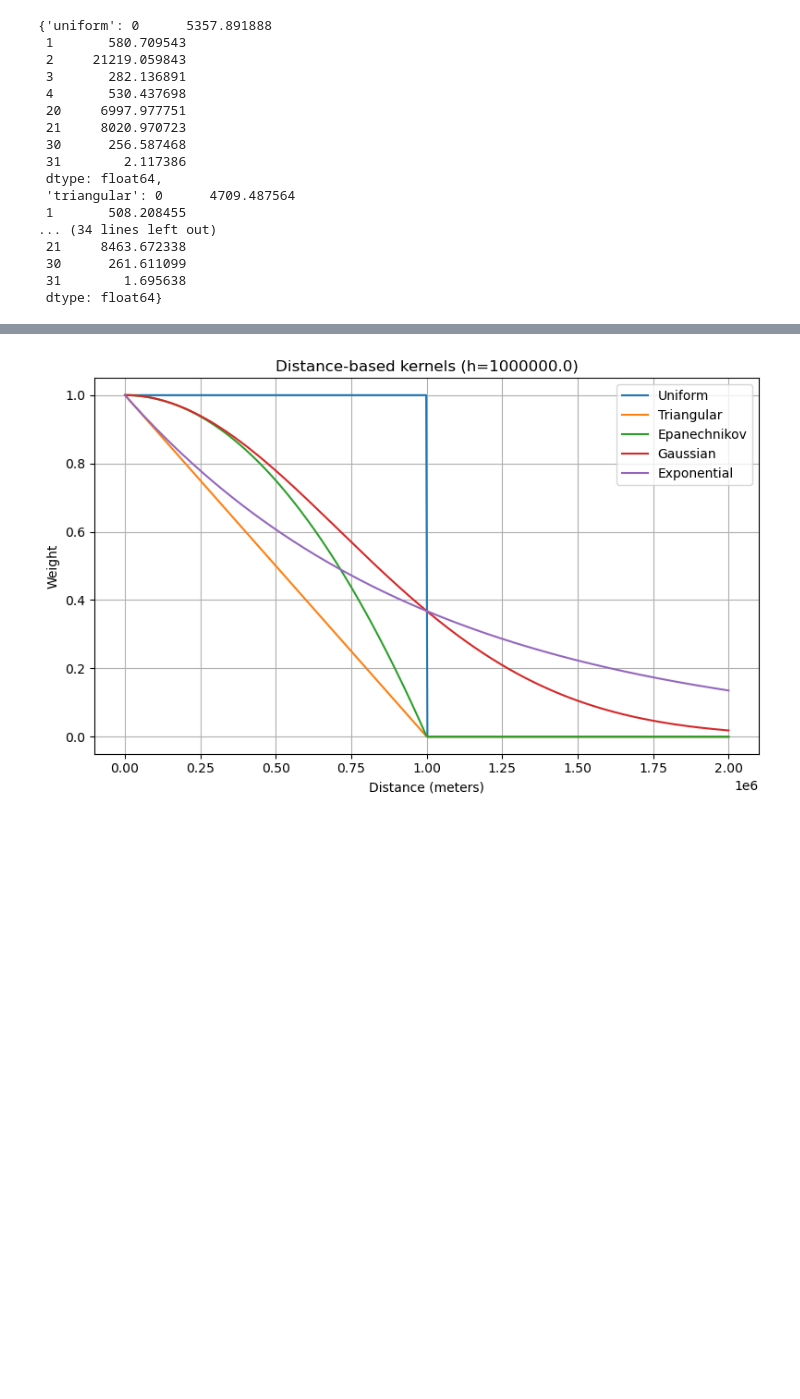
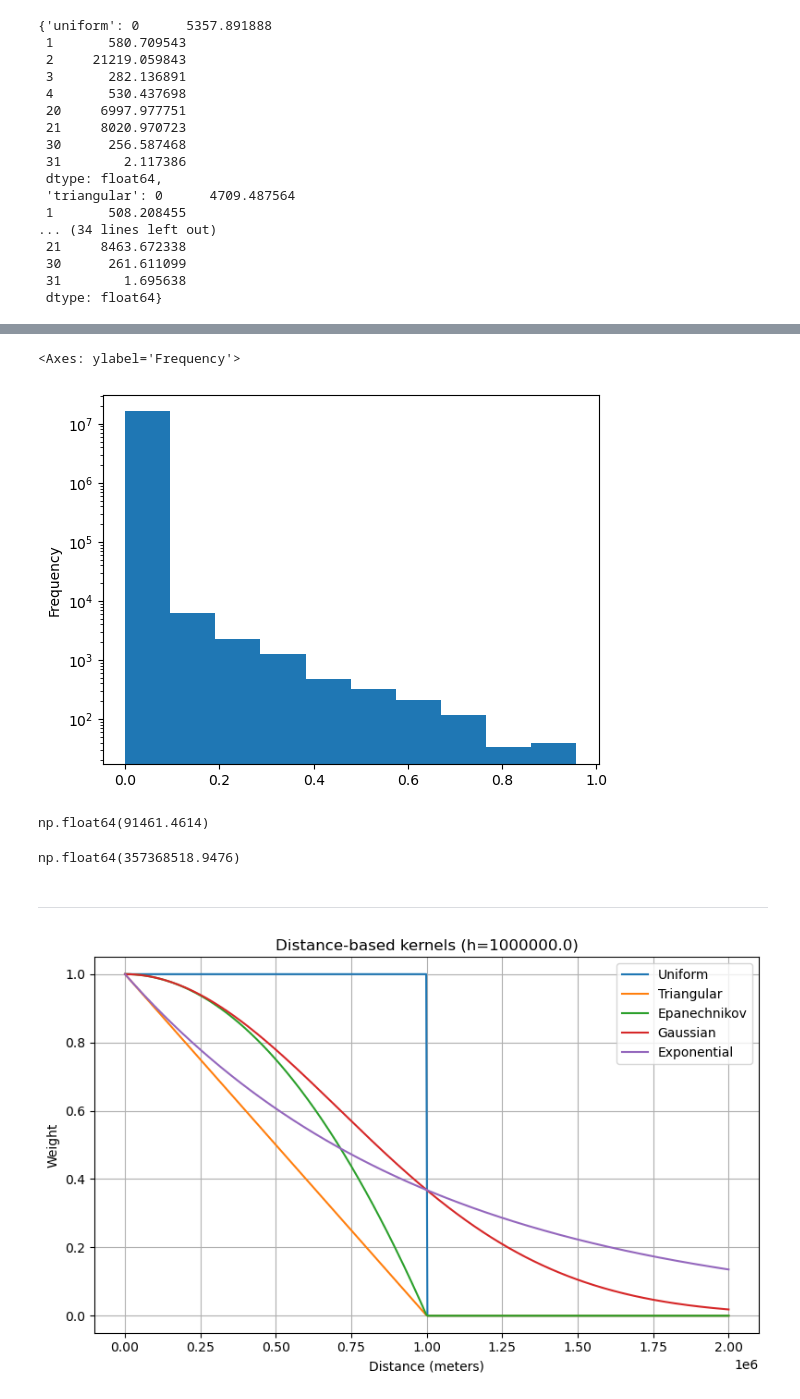
Before and after one commit to felixschulz385/river-pollution-brazil, a Jupyter notebook: code/experiments/land_cover.ipynb, the cells around one changed output, grey strips where cells are left out. Drawn from its saved outputs; the diff is of its cells as text; code cells hidden in the pictures; blank space fills up the shorter version.

```diff
--- a/code/experiments/land_cover.ipynb
+++ b/code/experiments/land_cover.ipynb
@@ -291,3 +352,19 @@ agg_results
+# %%
+(land_cover.land_cover_class_31 / land_cover.land_cover_total).plot(kind="hist", logy=True)
+# %% [output]
+<Axes: ylabel='Frequency'>
+[figure, added]
+# %%
+# each pixel is 30m*30m at the equator. area is therefore 900m^2
+(land_cover.land_cover_class_31 * 900).sum() / 1e6
+# %% [output]
+np.float64(91461.4614)
+# %%
+(land_cover.land_cover_total * 900).sum() / 1e6
+# %% [output]
+np.float64(357368518.9476)
+# %% [markdown]
+---
 # %%
 import numpy as np
 import matplotlib.pyplot as plt
```
Also changed, not shown: parts of 13 cells of this notebook, 7 other files.
